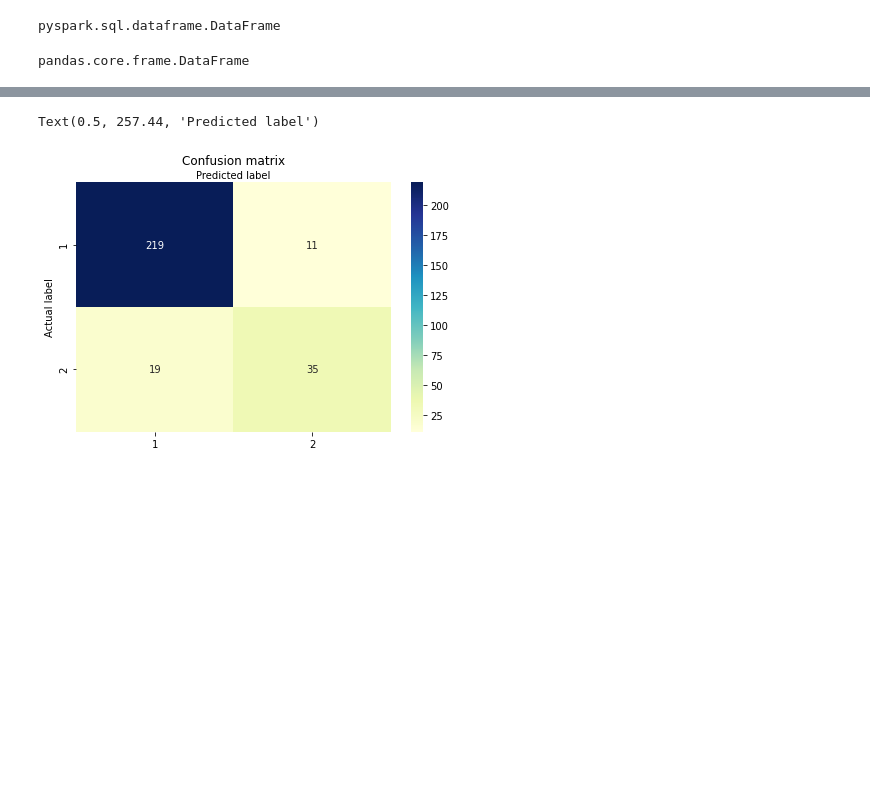
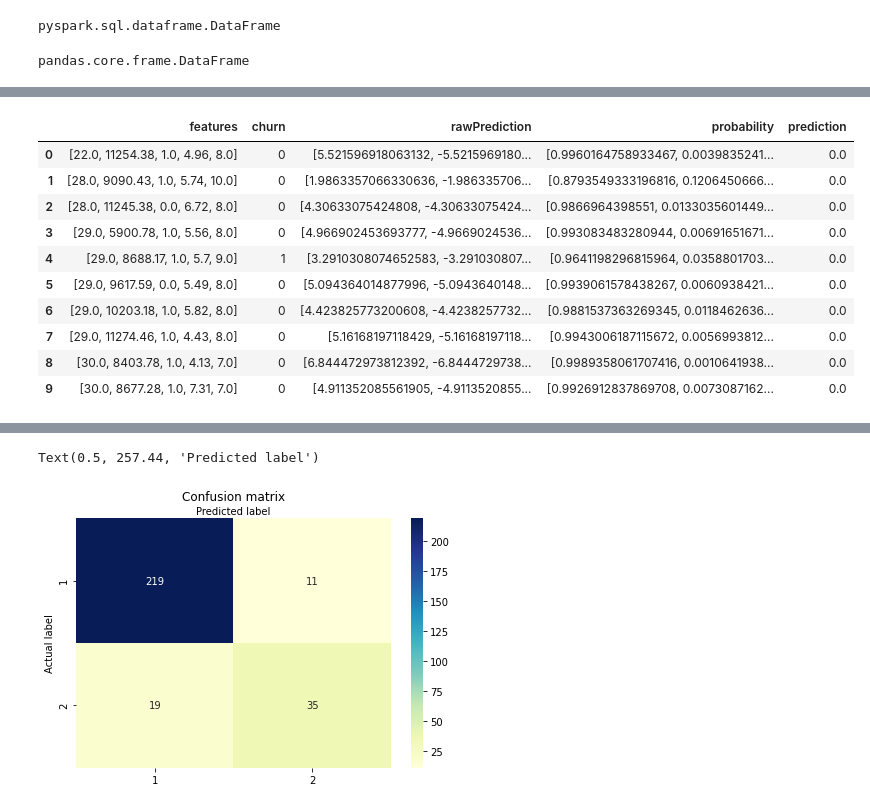
Before and after one commit to BAGLAT/Predicting-customer-churn-using-pySpark---Hands-On, a Jupyter notebook: Predicting Churns using pySpark.ipynb, the cells around one changed output, grey strips where cells are left out. Drawn from its saved outputs; the diff is of its cells as text; code cells hidden in the pictures; blank space fills up the shorter version.

```diff
--- a/Predicting Churns using pySpark.ipynb
+++ b/Predicting Churns using pySpark.ipynb
@@ -183,0 +186,14 @@ AUROC
+# %%
+dfg.head(10)
+# %% [output]
+|  | features | churn | rawPrediction | probability | prediction |
+| 0 | [22.0, 11254.38, 1.0, 4.96, 8.0] | 0 | [5.521596918063132, -5.5215969180... | [0.9960164758933467, 0.0039835241... | 0.0 |
+| 1 | [28.0, 9090.43, 1.0, 5.74, 10.0] | 0 | [1.9863357066330636, -1.986335706... | [0.8793549333196816, 0.1206450666... | 0.0 |
+| 2 | [28.0, 11245.38, 0.0, 6.72, 8.0] | 0 | [4.30633075424808, -4.30633075424... | [0.9866964398551, 0.0133035601449... | 0.0 |
+| 3 | [29.0, 5900.78, 1.0, 5.56, 8.0] | 0 | [4.966902453693777, -4.9669024536... | [0.993083483280944, 0.00691651671... | 0.0 |
+| 4 | [29.0, 8688.17, 1.0, 5.7, 9.0] | 1 | [3.2910308074652583, -3.291030807... | [0.9641198296815964, 0.0358801703... | 0.0 |
+| 5 | [29.0, 9617.59, 0.0, 5.49, 8.0] | 0 | [5.094364014877996, -5.0943640148... | [0.9939061578438267, 0.0060938421... | 0.0 |
+| 6 | [29.0, 10203.18, 1.0, 5.82, 8.0] | 0 | [4.423825773200608, -4.4238257732... | [0.9881537363269345, 0.0118462636... | 0.0 |
+| 7 | [29.0, 11274.46, 1.0, 4.43, 8.0] | 0 | [5.16168197118429, -5.16168197118... | [0.9943006187115672, 0.0056993812... | 0.0 |
+| 8 | [30.0, 8403.78, 1.0, 4.13, 7.0] | 0 | [6.844472973812392, -6.8444729738... | [0.9989358061707416, 0.0010641938... | 0.0 |
+| 9 | [30.0, 8677.28, 1.0, 7.31, 7.0] | 0 | [4.911352085561905, -4.9113520855... | [0.9926912837869708, 0.0073087162... | 0.0 |
```
Also changed, not shown: parts of 12 cells of this notebook.
